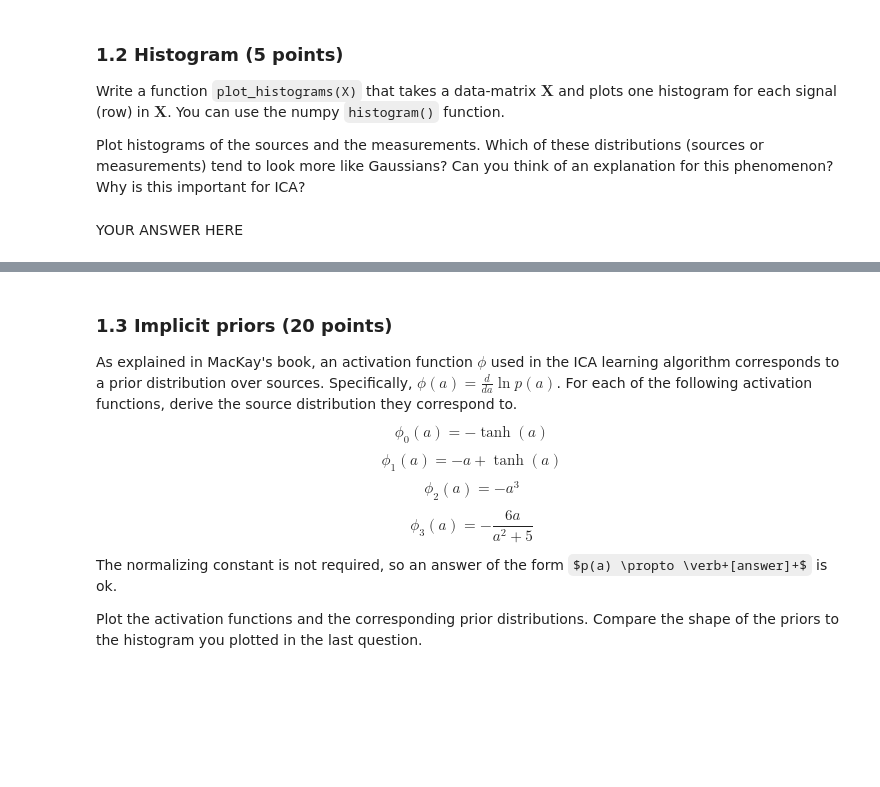
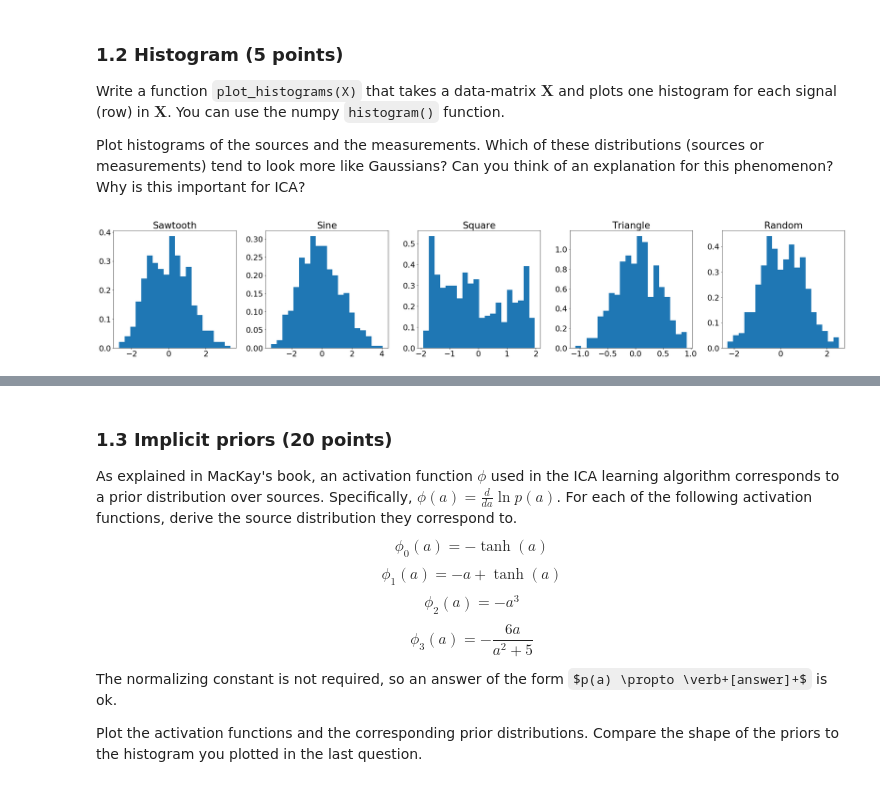
Before and after one commit to danakianfar/machine_learning_2_labs, a Jupyter notebook: lab1/lab1.ipynb, the cells around one changed output, grey strips where cells are left out. Cells and saved outputs as stored; diff of their text form; code cells hidden in the pictures; some formulas as TeX source; blank space fills up the shorter version.

```diff
--- a/lab1/lab1.ipynb
+++ b/lab1/lab1.ipynb
@@ -41,5 +44,7 @@ In the following assignments, you can make use of the signal generators listed b
 # %%
 %pylab inline
+matplotlib.rcParams.update({'font.size': 22})
+
 
 # Signal generators
 def sawtooth(x, period=0.2, amp=1.0, phase=0.):
@@ -117,2 +114,24 @@ raise NotImplementedError()
-# %% [markdown]
-YOUR ANSWER HERE
+# %%
+### 1.2 Histogram
+titles = ['Sawtooth', 'Sine', 'Square', 'Triangle', 'Random']
+
+def plot_histograms(X, num_bins=10):
+
+    hist = np.zeros((X.shape[0], num_bins))
+    bin_edges = np.zeros((X.shape[0], num_bins+1))
+    figure(figsize=(5*6, 6), facecolor='w', edgecolor='k')
+
+    for i, row in enumerate(X): # For each row
+        plt.subplot(1,X.shape[0], i+1)
+        hist[i,:], bin_edges[i,:] = np.histogram(X[i,:], normed=True, bins=num_bins) # normalized histogram
+        plt.hist(X[i,:], normed=True, bins=num_bins) # also calls np.histogram
+        plt.title(titles[i])
+
+    plt.tight_layout()
+    return hist, bin_edges
+
+# Run
+num_bins = 20
+hist, bin_edges = plot_histograms(X, num_bins)
+# %% [output]
+[figure, added]
```
Also changed, not shown: parts of 14 cells of this notebook.
